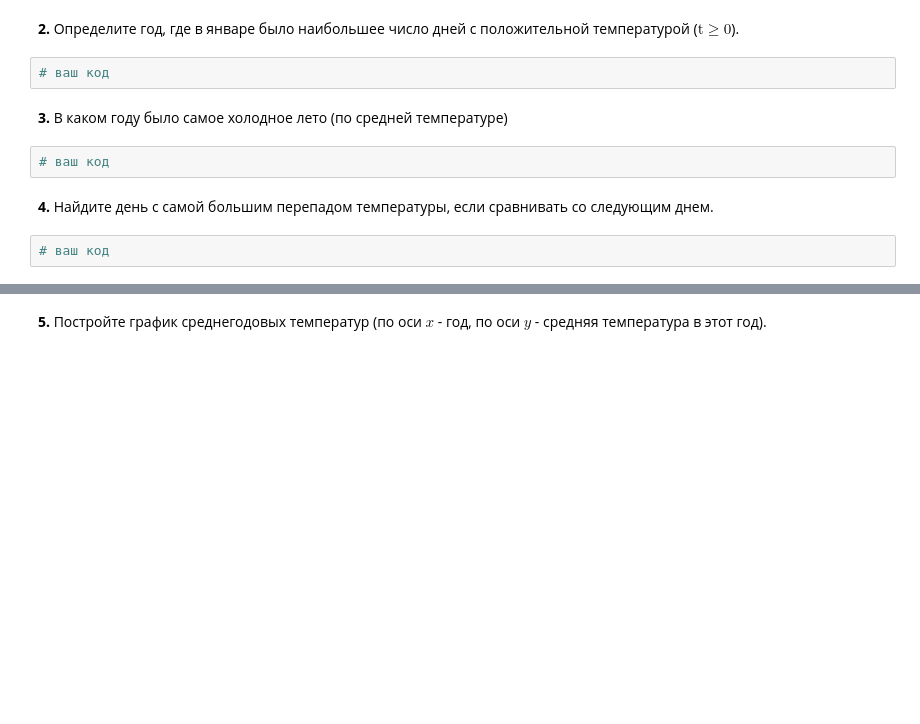
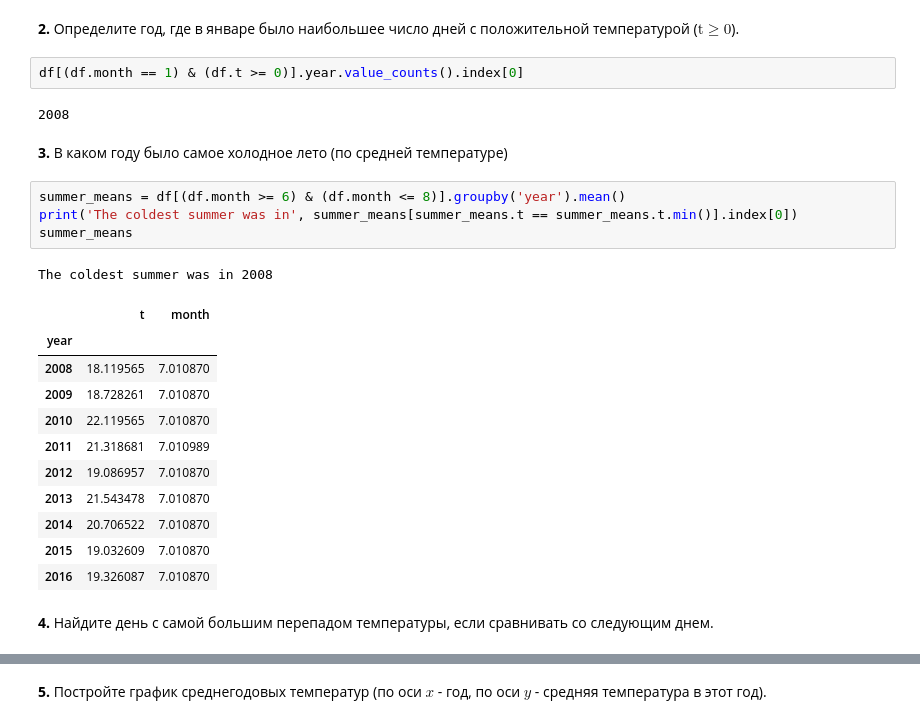
Before and after one commit to sabal202/classification-2021, a Jupyter notebook: tasks/Task_3.ipynb, the cells around one changed output, grey strips where cells are left out. Drawn from its saved outputs; the diff is of its cells as text; blank space fills up the shorter version.

```diff
--- a/tasks/Task_3.ipynb
+++ b/tasks/Task_3.ipynb
@@ -23,12 +31,27 @@ df.head(5)
 # %% [markdown]
 **2.** Определите год, где в январе было наибольшее число дней с положительной температурой ($\text{t} \ge 0$).
-# %%
-# ваш код
+# %%
+df[(df.month == 1) & (df.t >= 0)].year.value_counts().index[0]
+# %% [output]
+2008
 # %% [markdown]
 **3.** В каком году было самое холодное лето (по средней температуре)
-# %%
-# ваш код
+# %%
+summer_means = df[(df.month >= 6) & (df.month <= 8)].groupby('year').mean()
+print('The coldest summer was in', summer_means[summer_means.t == summer_means.t.min()].index[0])
+summer_means
+# %% [output]
+The coldest summer was in 2008
+|  | t | month |
+| year |  |  |
+| 2008 | 18.119565 | 7.010870 |
+| 2009 | 18.728261 | 7.010870 |
+| 2010 | 22.119565 | 7.010870 |
+| 2011 | 21.318681 | 7.010989 |
+| 2012 | 19.086957 | 7.010870 |
+| 2013 | 21.543478 | 7.010870 |
+| 2014 | 20.706522 | 7.010870 |
+| 2015 | 19.032609 | 7.010870 |
+| 2016 | 19.326087 | 7.010870 |
 # %% [markdown]
 **4.** Найдите день с самой большим перепадом температуры, если сравнивать со следующим днем.
-# %%
-# ваш код
```
Also changed, not shown: parts of 6 cells of this notebook, 2 other files.
